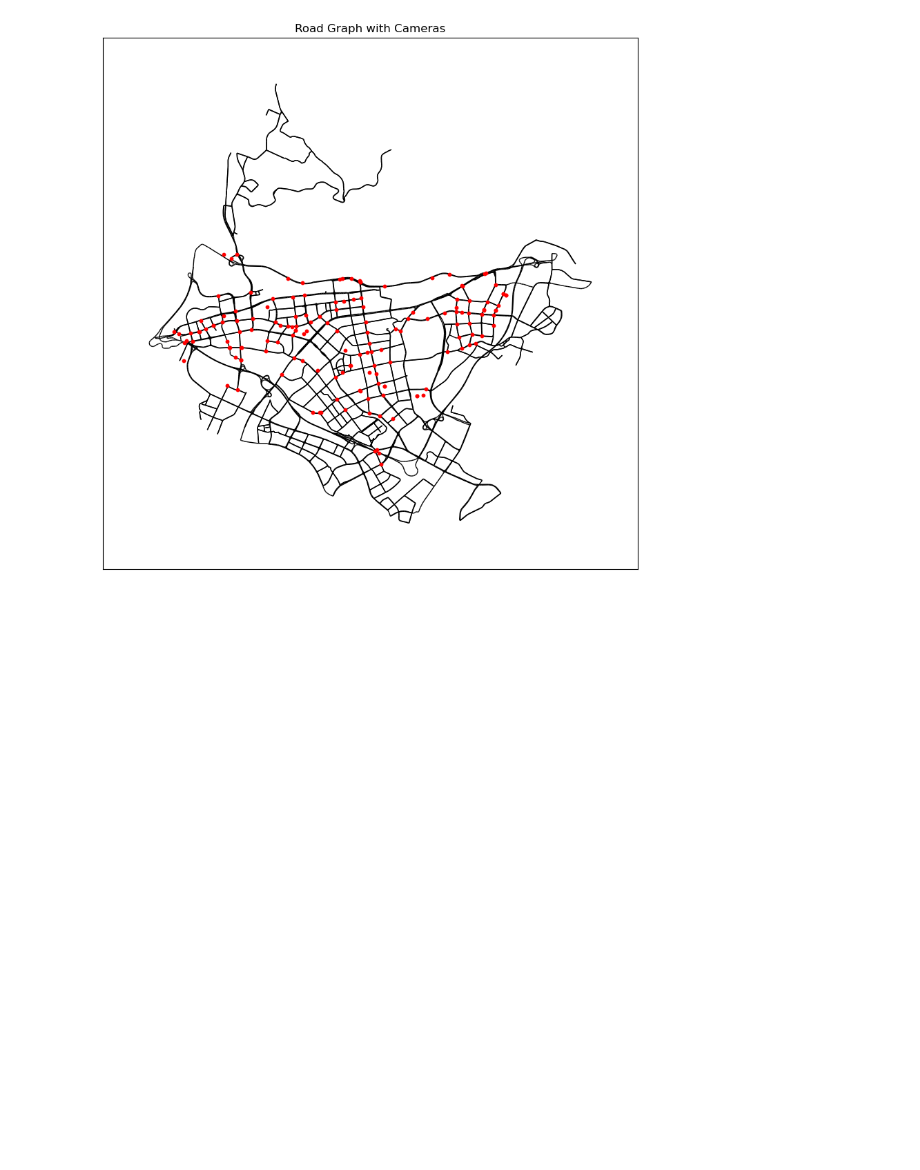
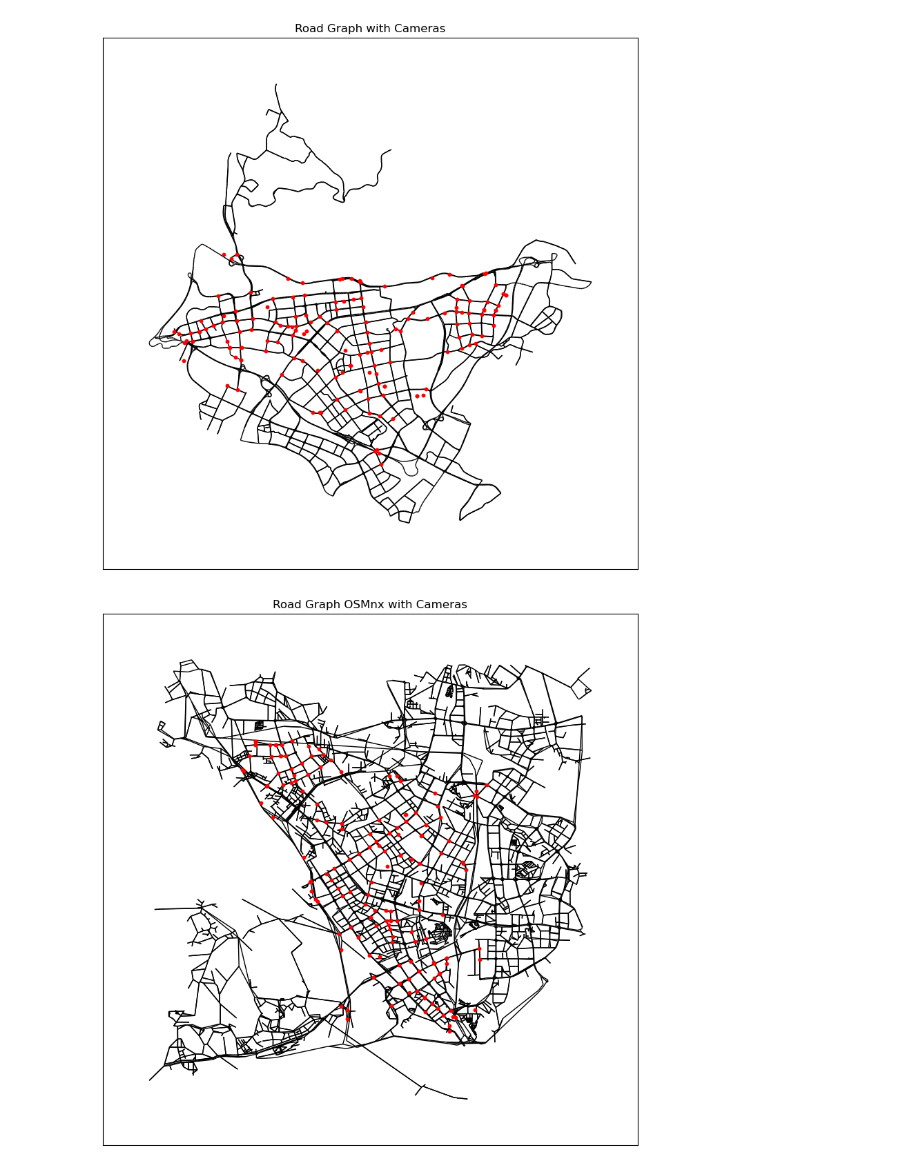
Before and after one commit to manuelck99/bachelors-thesis, a Jupyter notebook: preprocessing/cameras.ipynb, the cells around one changed output. Drawn from its saved outputs; the diff is of its cells as text; code cells hidden in the pictures; blank space fills up the shorter version.

```diff
--- a/preprocessing/cameras.ipynb
+++ b/preprocessing/cameras.ipynb
@@ -9,11 +12,12 @@ import sklearn.neighbors as nb
 # %%
 dataset_path = "../datasets/UrbanVehicle"
-
-## Load road graph
-road_graph: nx.DiGraph
-with open("road_graph_nsl_sc.pickle", mode="rb") as file:
-    road_graph = pickle.load(file)
+data_path = "./data"
 # %%
+## Load road graph
+road_graph: nx.DiGraph
+with open(f"{data_path}/road_graph_nsl_sc.pickle", mode="rb") as file:
+    road_graph = pickle.load(file)
+
 ## Load cameras
 cameras = list()
 with open(f"{dataset_path}/cameras.json", mode="r", encoding="utf-8") as file:
@@ -35,12 +39,15 @@ nx.draw_networkx_edges(
 )
 ax.scatter(camera_coordinates[:, 0], camera_coordinates[:, 1], s=10, c="red")
 ax.set_title("Road Graph with Cameras")
+
+plt.savefig(f"{data_path}/road_graph_nsl_sc_cam.svg")
 plt.show()
 # %% [output]
 [figure]
 # %%
 ## Match cameras to nearest node
-nodes = [{"node_id": node[0], "x": node[1]["pos"][0], "y": node[1]["pos"][1]} for node in road_graph.nodes(data=True)]
+nodes = [{"node_id": node, "x": road_graph.nodes[node]["pos"][0], "y": road_graph.nodes[node]["pos"][1]} for node in
+         road_graph.nodes()]
 node_coordinates = np.array([[node["x"], node["y"]] for node in nodes])
 
 tree = nb.KDTree(node_coordinates)
@@ -78 +85,36 @@ with open("cameras_info.pickle", mode="wb") as file:
     pickle.dump(cameras_dict, file)
+# %%
+## Load OSMnx road graph
+# road_graph_ox = ox.load_graphml(filepath=f"{data_path}/road_graph_ox_nsl_sc.xml")
+road_graph_ox = ox.load_graphml(filepath=f"{data_path}/road_graph_ox_sim_nsl_sc.xml")
+road_graph_ox = ox.project_graph(road_graph_ox, to_crs=utils.EPSG_32650)
+
+## Project camera coordinates
+for camera in cameras:
+    x, y = camera["x"], camera["y"]
+    proj_gps = utils.xy_to_epsg4326(np.array([[x, y]]))
+    proj_gps = utils.epsg4326_to_epsg32650(proj_gps)
+    lon, lat = proj_gps[0, 0], proj_gps[0, 1]
+    camera["x"] = lon
+    camera["y"] = lat
+
+camera_coordinates = np.array([[camera["x"], camera["y"]] for camera in cameras])
+
+## Draw cameras on road graph
+pos = {node: (road_graph_ox.nodes[node]["x"], road_graph_ox.nodes[node]["y"]) for node in road_graph_ox.nodes()}
+
+fig, ax = plt.subplots(1, 1, figsize=(10, 10))
+nx.draw_networkx_edges(
+    road_graph_ox,
+    pos,
+    arrows=False,
+    ax=ax
+)
+ax.scatter(camera_coordinates[:, 0], camera_coordinates[:, 1], s=10, c="red")
+ax.set_title("Road Graph OSMnx with Cameras")
+
+# plt.savefig(f"{data_path}/road_graph_ox_nsl_sc_cam.svg")
+plt.savefig(f"{data_path}/road_graph_ox_sim_nsl_sc_cam.svg")
+plt.show()
+# %% [output]
+[figure, added]
```
Also changed, not shown: parts of 3 cells of this notebook, 8 other files.
